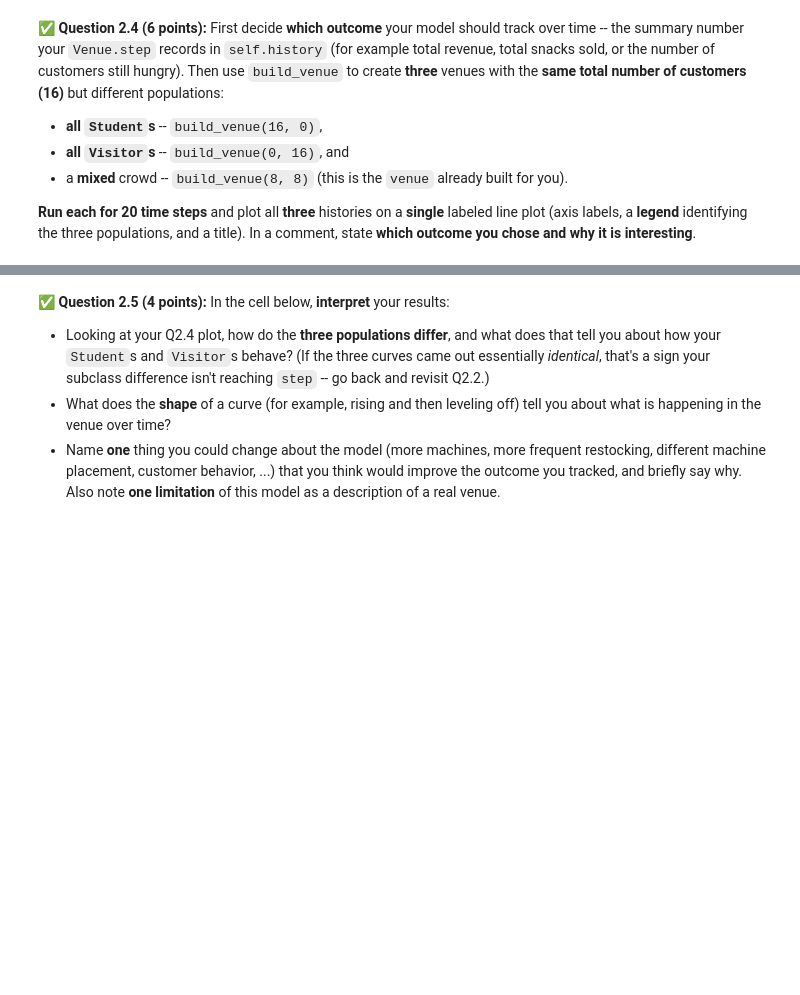
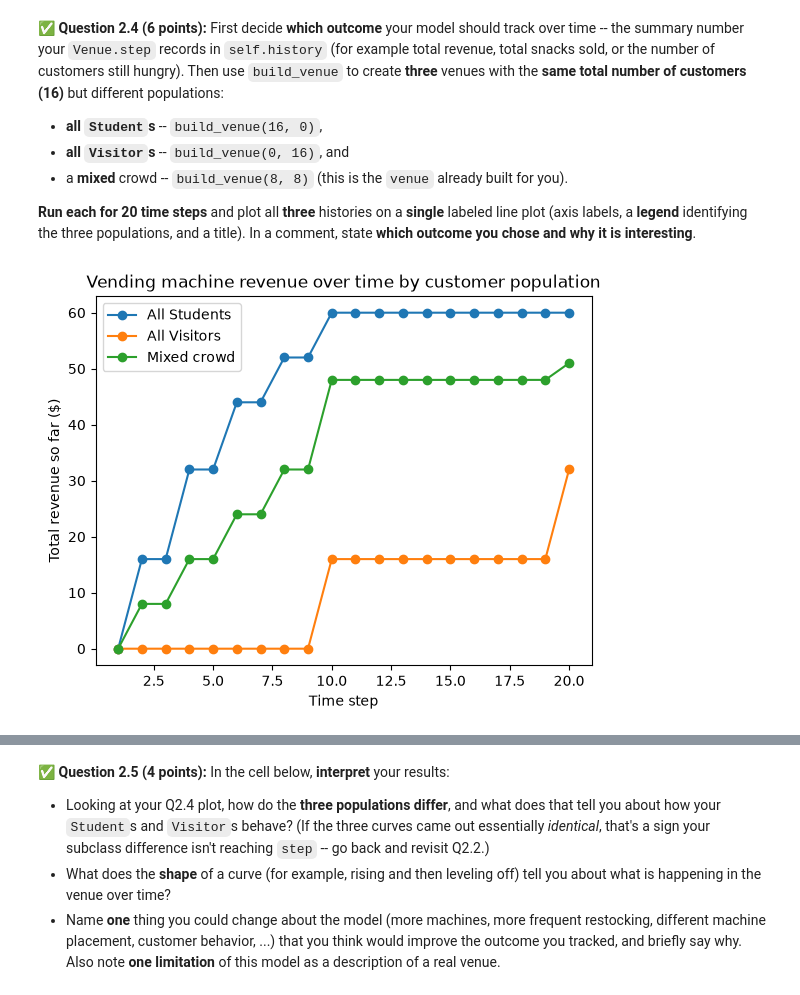
Before and after one commit to rotolejo-code/CMSE202-f26-turnin, a Jupyter notebook: hw-02/HW02-ABMandGraphTheory-STUDENT.ipynb, the cells around one changed output, grey strips where cells are left out. Saved outputs shown, nothing was run; the diff lists cells and outputs as text; code cells hidden in the pictures; blank space fills up the shorter version.

```diff
--- a/hw-02/HW02-ABMandGraphTheory-STUDENT.ipynb
+++ b/hw-02/HW02-ABMandGraphTheory-STUDENT.ipynb
@@ -156,14 +161,21 @@ echoes the comment already in the starter cell; the goal here is simply to pract
 class Customer:
     def __init__(self, cash, position, hunger_rate=1.0, hunger_threshold=3):
         # store the attributes described above, and set self.hunger = 0
+        self.cash = cash
+        self.position = position
+        self.hunger_rate = hunger_rate
+        self.hunger_threshold = hunger_threshold
+        self.hunger = 0
         pass
 
     def get_hungrier(self):
         # increase self.hunger by self.hunger_rate
+        self.hunger += self.hunger_rate
         pass
 
     def wants_to_buy(self):
         # return True if hungry enough AND has at least $1, else False
+        return self.hunger >= self.hunger_threshold and self.cash >= 1
         pass
 # %% [markdown]
 <!-- END QUESTION -->
@@ -210,0 +214,16 @@ class Visitor(Customer):
+# %%
+# Define the Student and Visitor subclasses.
+class Student(Customer):
+    def __init__(self, position):
+        super().__init__(cash=5, position=position,
+                         hunger_rate=1.5, hunger_threshold=2)
+    pass
+
+class Visitor(Customer):
+    def __init__(self, position):
+        super().__init__(cash=20, position=position,
+                         hunger_rate=0.5, hunger_threshold=5)
+    pass
+
+    def wants_to_buy(self):
+        return self.hunger >= self.hunger_threshold and self.cash >= 3
@@ -339,8 +396,30 @@ you chose and why it is interesting**.
 # %%
 # Put your code here.
 # 1) Build three venues with build_venue: all students, all visitors, and a mixed crowd.
 # 2) Run each for 20 steps and plot all three histories on ONE labeled plot (with a legend).
 # In a comment, say which outcome you are tracking and why.
+
+import matplotlib.pyplot as plt
+
+# Outcome tracked- total revenue so far at each step.
+# Why it's interesting- it's a running total, so its slope shows how fast each
+# population spends money, and it flattens when customers run out of cash or
+# machines run out of snacks.
+
+n_steps = 20
+populations = {"All Students": (16, 0),"All Visitors": (0, 16),"Mixed crowd":  (8, 8),}
+
+for label, (n_students, n_visitors) in populations.items():
+    history = build_venue(n_students, n_visitors).run(n_steps)
+    plt.plot(range(1, n_steps + 1), history, marker="o", label=label)
+
+plt.xlabel("Time step")
+plt.ylabel("Total revenue so far ($)")
+plt.title("Vending machine revenue over time by customer population")
+plt.legend()
+plt.show()
+# %% [output]
+[figure, added]
 # %% [markdown]
 <!-- END QUESTION -->
 <!-- DO NOT MODIFY OR DELETE THIS CELL -->
```
Also changed, not shown: parts of 14 cells of this notebook.
